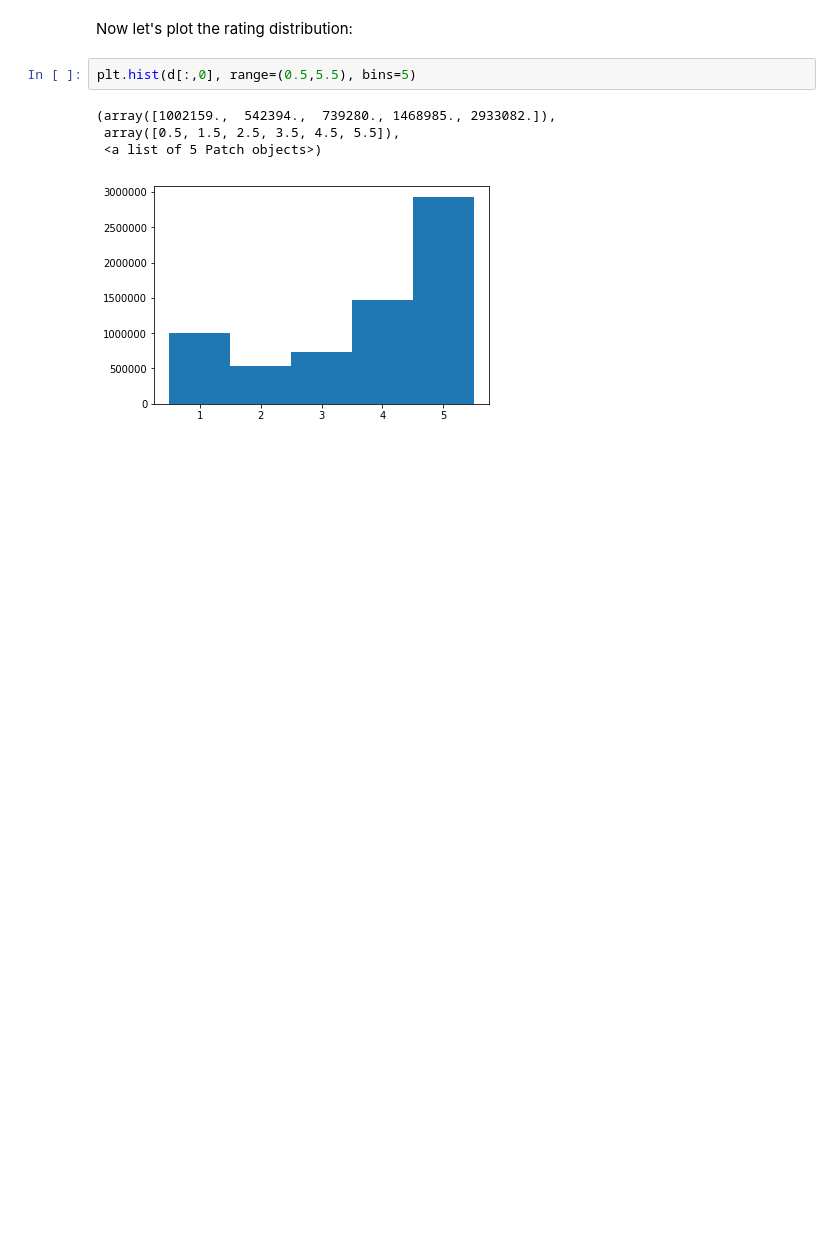
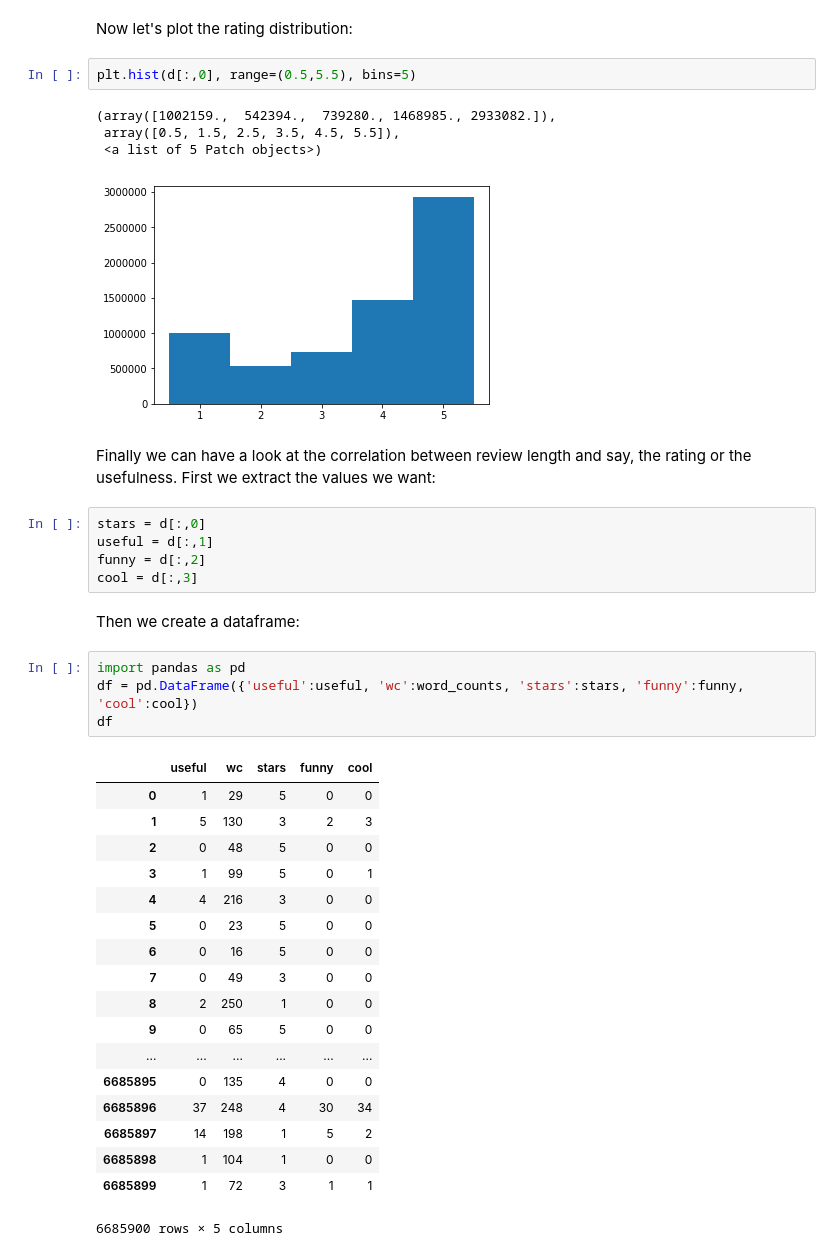
Before and after one commit to cbernet/maldives, a Jupyter notebook: yelp/analysis.ipynb, the cells around one changed output. Saved outputs shown, nothing was run; the diff lists cells and outputs as text; blank space fills up the shorter version.

```diff
--- a/yelp/analysis.ipynb
+++ b/yelp/analysis.ipynb
@@ -89,3 +75,35 @@ plt.hist(d[:,0], range=(0.5,5.5), bins=5)
  array([0.5, 1.5, 2.5, 3.5, 4.5, 5.5]),
  <a list of 5 Patch objects>)
 [figure]
+# %% [markdown]
+Finally we can have a look at the correlation between review length and say, the rating or the usefulness. First we extract the values we want:
+# %%
+stars = d[:,0]
+useful = d[:,1]
+funny = d[:,2]
+cool = d[:,3]
+# %% [markdown]
+Then we create a dataframe:
+# %%
+import pandas as pd
+df = pd.DataFrame({'useful':useful, 'wc':word_counts, 'stars':stars, 'funny':funny, 'cool':cool})
+df
+# %% [output]
+|  | useful | wc | stars | funny | cool |
+| 0 | 1 | 29 | 5 | 0 | 0 |
+| 1 | 5 | 130 | 3 | 2 | 3 |
+| 2 | 0 | 48 | 5 | 0 | 0 |
+| 3 | 1 | 99 | 5 | 0 | 1 |
+| 4 | 4 | 216 | 3 | 0 | 0 |
+| 5 | 0 | 23 | 5 | 0 | 0 |
+| 6 | 0 | 16 | 5 | 0 | 0 |
+| 7 | 0 | 49 | 3 | 0 | 0 |
+| 8 | 2 | 250 | 1 | 0 | 0 |
+| 9 | 0 | 65 | 5 | 0 | 0 |
+| ... | ... | ... | ... | ... | ... |
+| 6685895 | 0 | 135 | 4 | 0 | 0 |
+| 6685896 | 37 | 248 | 4 | 30 | 34 |
+| 6685897 | 14 | 198 | 1 | 5 | 2 |
+| 6685898 | 1 | 104 | 1 | 0 | 0 |
+| 6685899 | 1 | 72 | 3 | 1 | 1 |
+6685900 rows × 5 columns
```
Also changed, not shown: parts of 9 cells of this notebook.
